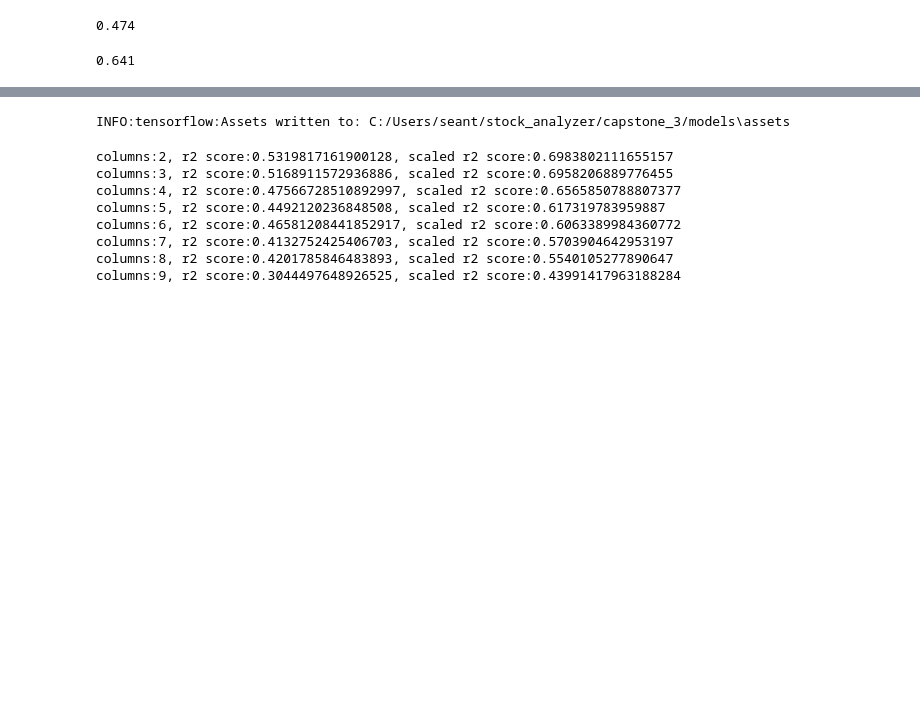
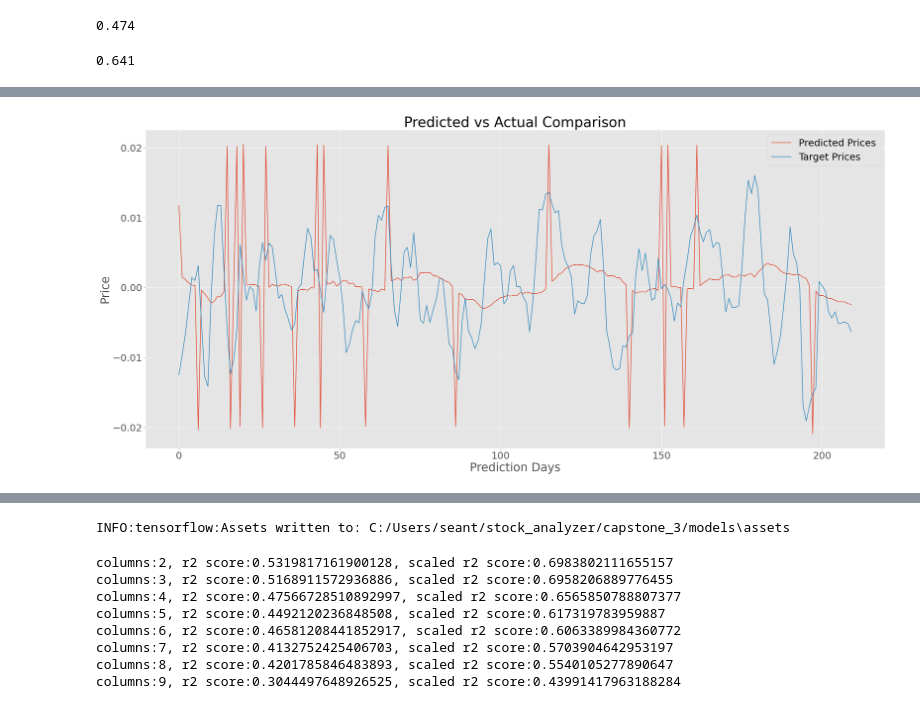
Before and after one commit to seantanken/GalvanizeRepo, a Jupyter notebook: stock_analyzer/neural_network_analysis.ipynb, the cells around one changed output, grey strips where cells are left out. Saved outputs shown, nothing was run; the diff lists cells and outputs as text; code cells hidden in the pictures; blank space fills up the shorter version.

```diff
--- a/stock_analyzer/neural_network_analysis.ipynb
+++ b/stock_analyzer/neural_network_analysis.ipynb
@@ -294,6 +294,8 @@ fig.tight_layout()
 plt.show()
 # %% [output]
 [figure]
+# %%
+model = keras.models.load_model('C:/Users/seant/stock_analyzer/capstone_3/models')
 # %%
 prediction = model.predict(holdout['X_test'])
 # %%
@@ -331,3 +372,17 @@ round(r2_score(targets, scaled_predictions), 3)
+# %%
+plt.rcParams.update({'font.size': 22})
+fig, ax = plt.subplots(figsize=(30, 13))
+ax.set_title("Predicted vs Actual Comparison")
+ax.plot(pct_change_scaled_predictions)
+ax.plot(pct_change_targets)
+ax.legend(['Predicted Prices', 'Target Prices'], loc='upper right')
+
+ax.set_xlabel('Prediction Days')
+ax.set_ylabel('Price')
+
+plt.show()
+# %% [output]
+[figure, added]
 # %%
 plt.rcParams.update({'font.size': 22})
 fig, ax = plt.subplots(figsize=(30, 13))
```
Also changed, not shown: parts of 9 cells of this notebook, 6 other files.
